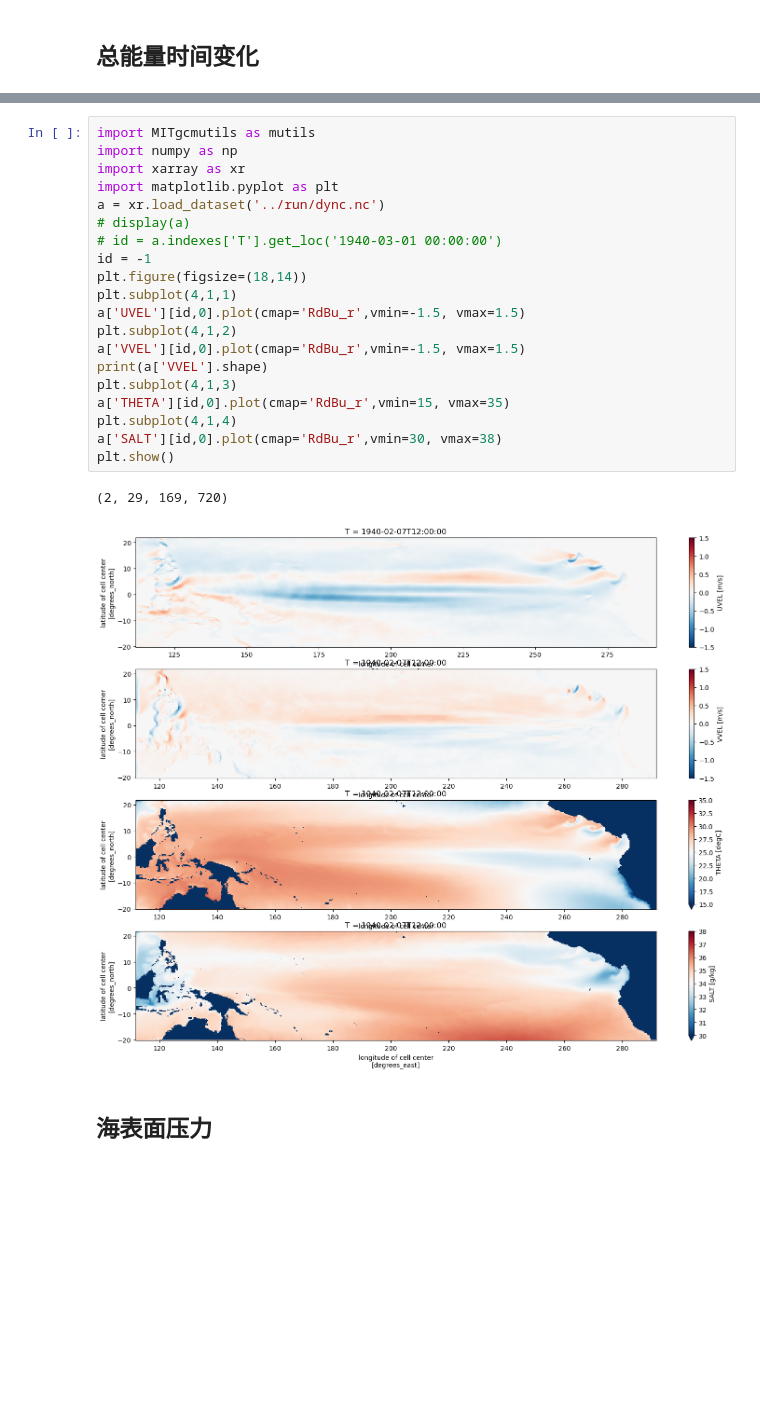
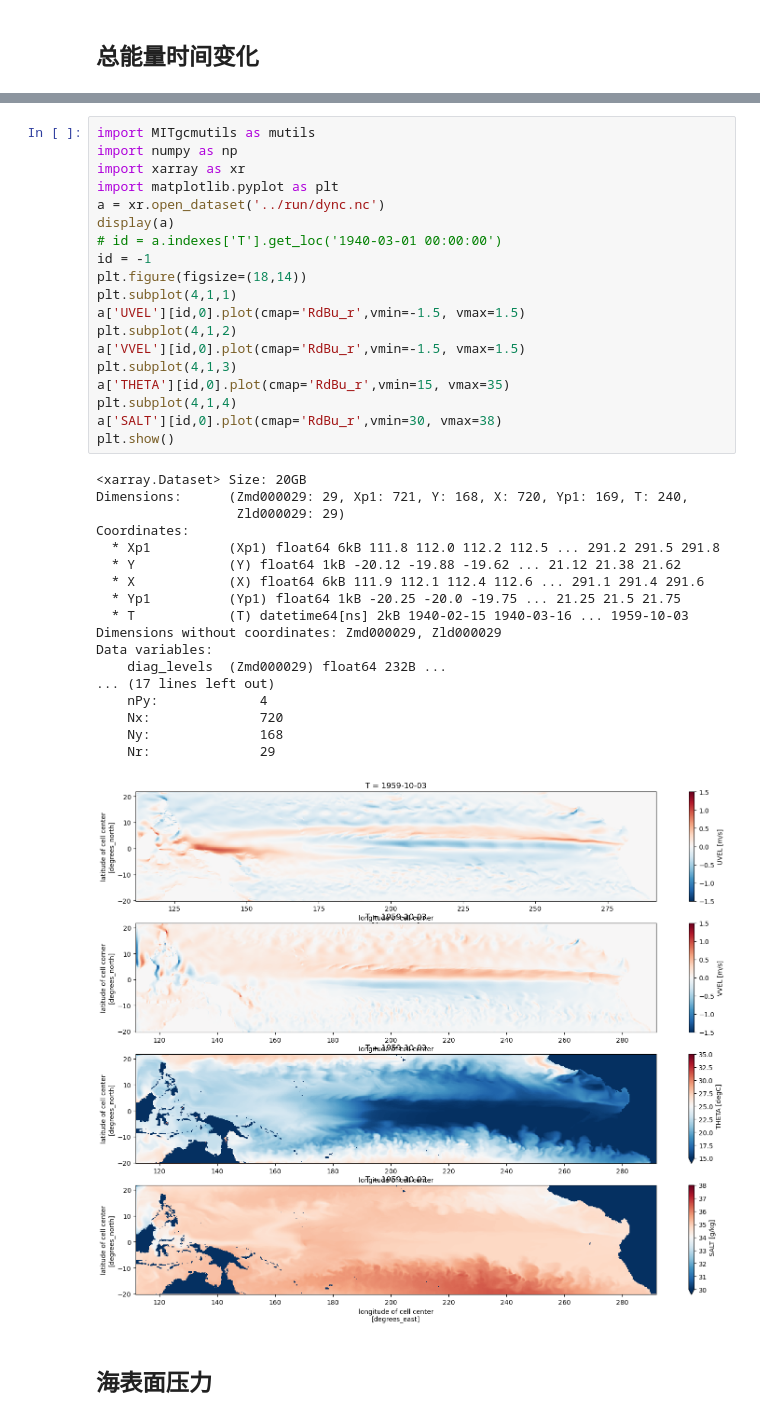
Before and after one commit to FattyZH/eqp-dlfv-mitgcm-era5, a Jupyter notebook: script/analysis.ipynb, the cells around one changed output, grey strips where cells are left out. Cells and saved outputs as stored; diff of their text form; blank space fills up the shorter version.

```diff
--- a/script/analysis.ipynb
+++ b/script/analysis.ipynb
@@ -24,26 +25,41 @@ with xr.open_dataset(paths[0]) as a:
 # %%
 import MITgcmutils as mutils
 import numpy as np
 import xarray as xr
 import matplotlib.pyplot as plt
-a = xr.load_dataset('../run/dync.nc')
-# display(a)
+a = xr.open_dataset('../run/dync.nc')
+display(a)
 # id = a.indexes['T'].get_loc('1940-03-01 00:00:00')
 id = -1
 plt.figure(figsize=(18,14))
 plt.subplot(4,1,1)
 a['UVEL'][id,0].plot(cmap='RdBu_r',vmin=-1.5, vmax=1.5)
 plt.subplot(4,1,2)
 a['VVEL'][id,0].plot(cmap='RdBu_r',vmin=-1.5, vmax=1.5)
-print(a['VVEL'].shape)
 plt.subplot(4,1,3)
 a['THETA'][id,0].plot(cmap='RdBu_r',vmin=15, vmax=35)
 plt.subplot(4,1,4)
 a['SALT'][id,0].plot(cmap='RdBu_r',vmin=30, vmax=38)
 plt.show()
 # %% [output]
-(2, 29, 169, 720)
+<xarray.Dataset> Size: 20GB
+Dimensions:      (Zmd000029: 29, Xp1: 721, Y: 168, X: 720, Yp1: 169, T: 240,
+                  Zld000029: 29)
+Coordinates:
+  * Xp1          (Xp1) float64 6kB 111.8 112.0 112.2 112.5 ... 291.2 291.5 291.8
+  * Y            (Y) float64 1kB -20.12 -19.88 -19.62 ... 21.12 21.38 21.62
+  * X            (X) float64 6kB 111.9 112.1 112.4 112.6 ... 291.1 291.4 291.6
+  * Yp1          (Yp1) float64 1kB -20.25 -20.0 -19.75 ... 21.25 21.5 21.75
+  * T            (T) datetime64[ns] 2kB 1940-02-15 1940-03-16 ... 1959-10-03
+Dimensions without coordinates: Zmd000029, Zld000029
+Data variables:
+    diag_levels  (Zmd000029) float64 232B ...
+... (17 lines left out)
+    nPy:             4
+    Nx:              720
+    Ny:              168
+    Nr:              29
-[figure, old version]
+[figure, new version]
 # %% [markdown]
 ## 海表面压力
 # %%
```
Also changed, not shown: parts of 1 cell of this notebook, 3 other files.
